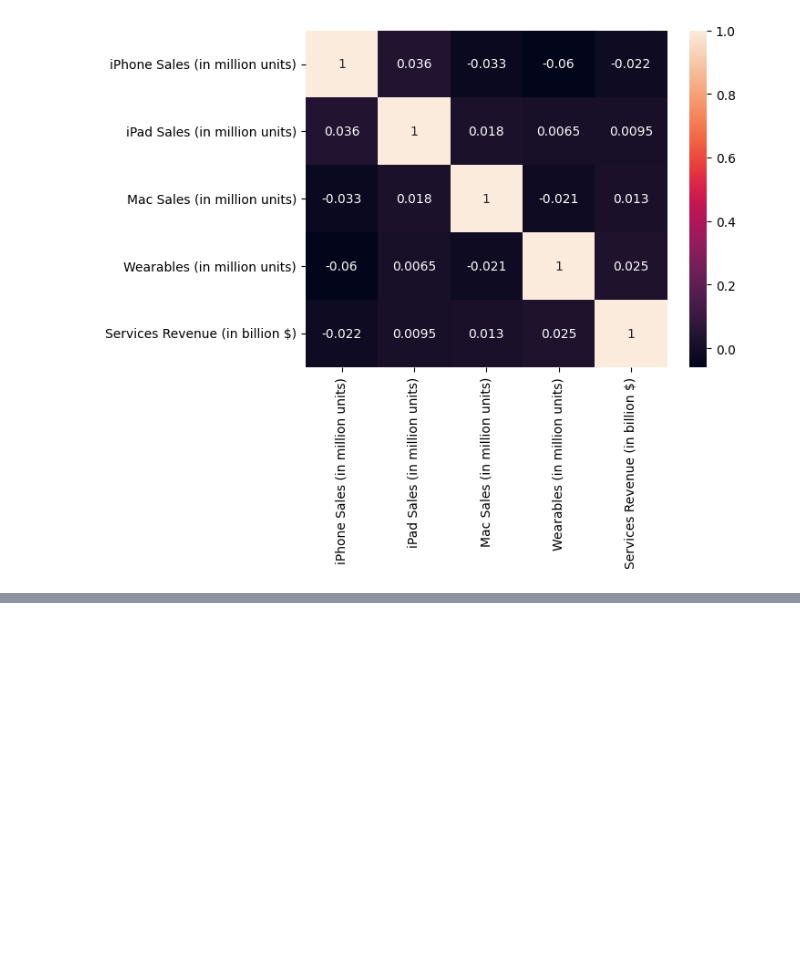
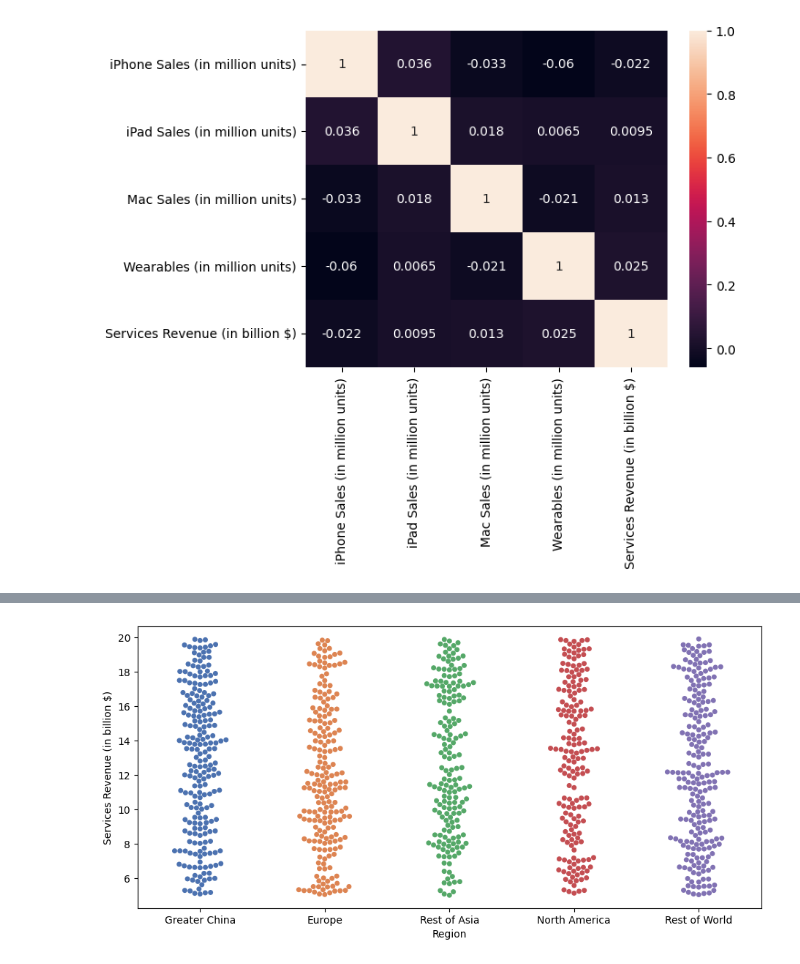
Before and after one commit to davidgb9716/data-science, a Jupyter notebook: apple_sales/apple_sales_2024.ipynb, the cells around one changed output, grey strips where cells are left out. Cells and saved outputs as stored; diff of their text form; code cells hidden in the pictures; blank space fills up the shorter version.

```diff
--- a/apple_sales/apple_sales_2024.ipynb
+++ b/apple_sales/apple_sales_2024.ipynb
@@ -174,0 +228,6 @@ plt.show()
+# %%
+plt.figure(figsize=(11, 5))
+sns.swarmplot(data=df,x='Region', y='Services Revenue (in billion $)', palette='deep')
+plt.show()
+# %% [output]
+[figure, added]
```
Also changed, not shown: parts of 13 cells of this notebook.
